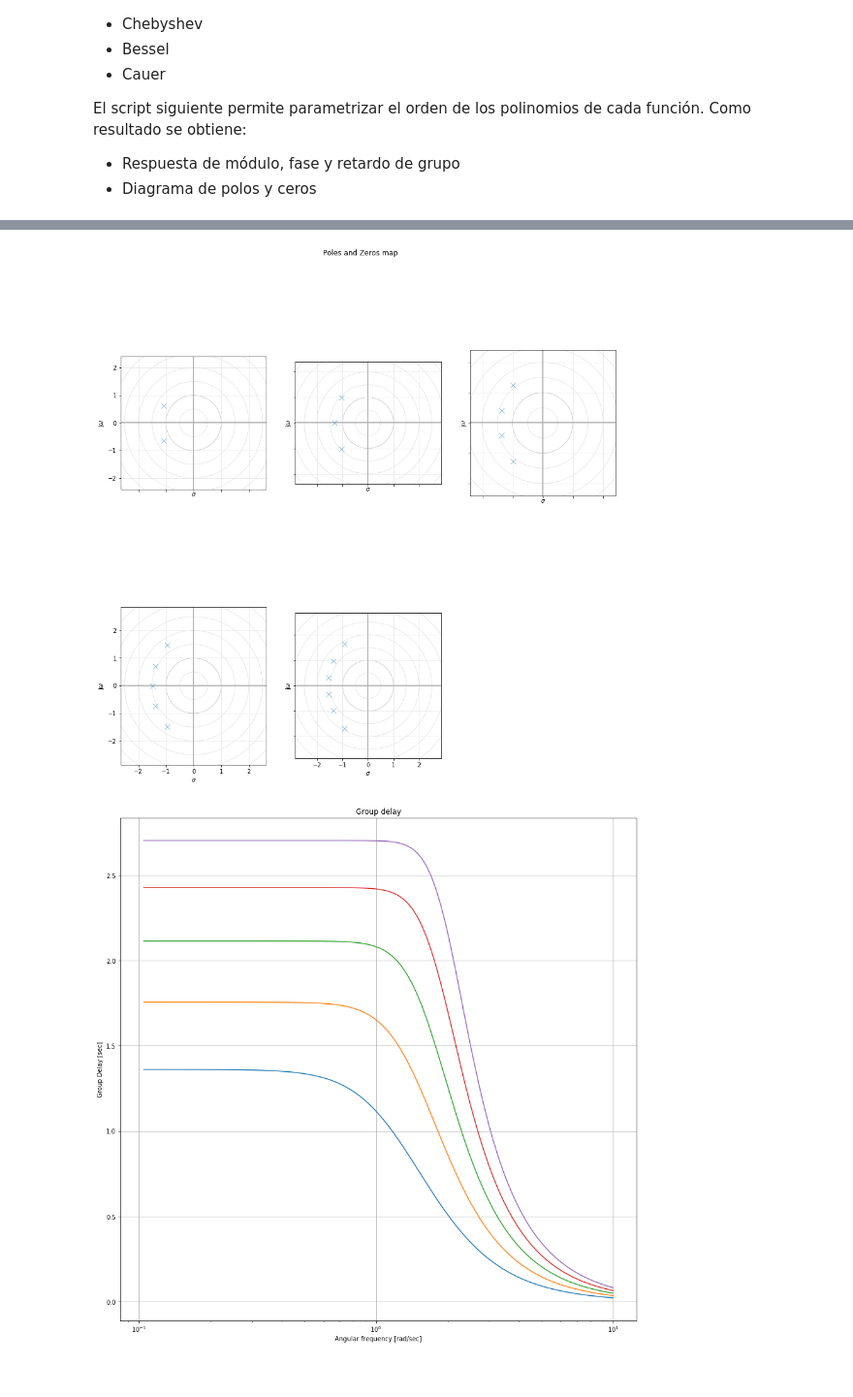
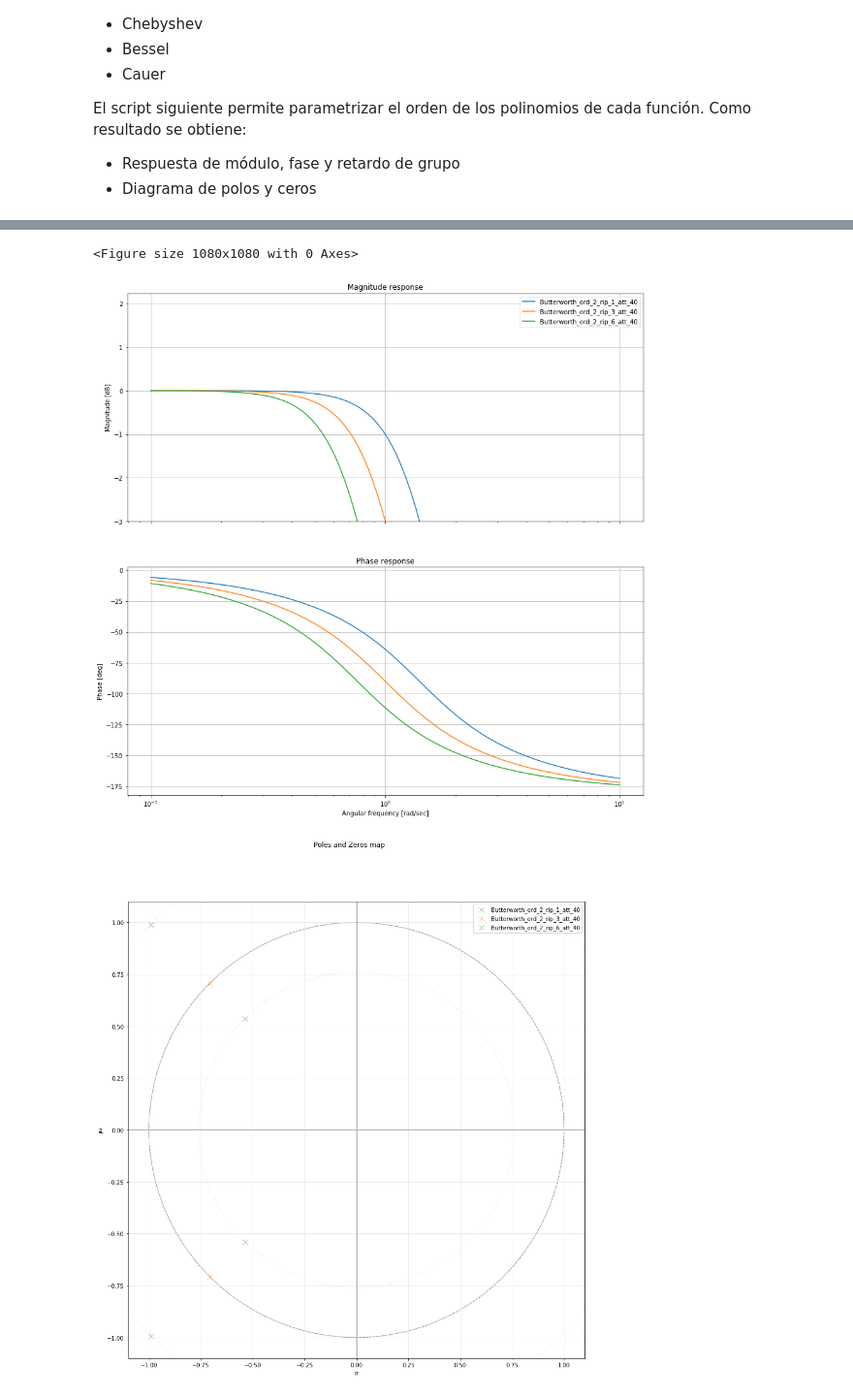
Before and after one commit to marianux/jupytest, a Jupyter notebook: ComparativaOrdenes.ipynb, the cells around one changed output, grey strips where cells are left out. Shown: that part at 97% size. Saved outputs shown, nothing was run; the diff lists cells and outputs as text; code cells hidden in the pictures.

```diff
--- a/ComparativaOrdenes.ipynb
+++ b/ComparativaOrdenes.ipynb
@@ -17,30 +22,8 @@ El script siguiente permite parametrizar el orden de los polinomios de cada func
 
 import scipy.signal as sig
 import matplotlib as mpl
-from splane import pzmap, grpDelay, bodePlot
-
-def analyze_sys( all_sys, all_legends ):
-
-    cant_sys = len(all_legends);
-
-    ## BODE plots
-    fig_hdl = 1
-    axes_hdl = ()
-
-    for ii in range(cant_sys):
-        fig_hdl, axes_hdl = bodePlot(all_sys[ii], fig_hdl, axes_hdl)
-
-    ## PZ Maps
-    fig_hdl = 2
-
-    pzmap(all_sys, fig_hdl)
-
-    ## Group delay plots
-    fig_hdl = 3
-
-    for ii in range(cant_sys):
-        fig_hdl = grpDelay(all_sys[ii], fig_hdl)
-
+from splane import analyze_sys, pzmap, grpDelay, bodePlot
+import numpy as np
 
 mpl.rcParams['figure.figsize'] = (15,15)
 
@@ -49,45 +32,58 @@ mpl.rcParams['figure.figsize'] = (15,15)
 #####################
 
 
-#aprox_name = 'Butterworth'
+aprox_name = 'Butterworth'
 #aprox_name = 'Chebyshev1'
 #aprox_name = 'Chebyshev2'
-aprox_name = 'Bessel'
+#aprox_name = 'Bessel'
 #aprox_name = 'Cauer'
 
-ripple = 0.5
-attenuation = 40
-orders2analyze = range(2,7)
+ripple = [3, 3, 3] # dB \alpha_{max} <-- Sin parametrizar, lo dejo en Butterworth
+#ripple = [1, 3, 6] # dB \alpha_{max}
+
+attenuation = [40, 40, 40]  # dB \alpha_{min} <-- Sin parametrizar, att fija
+#attenuation = [20, 40, 60]  # dB \alpha_{min}
+
+#orders2analyze = [2, 2, 2] # <-- Sin parametrizar, orden fijo
+orders2analyze = [2, 3, 4]
 
 all_sys = []
+filter_names = []
 
-for ii in orders2analyze:
+for (this_order, this_ripple, this_att) in zip(orders2analyze, ripple, attenuation):
 
     if aprox_name == 'Butterworth':
 
-        z,p,k = sig.buttap(ii)
+        z,p,k = sig.buttap(this_order)
+
+        eps = np.sqrt( 10**(this_ripple/10) - 1 )
+        num, den = sig.zpk2tf(z,p,k)
+        num, den = sig.lp2lp(num, den, eps**(-1/this_order))
+
+        z,p,k = sig.tf2zpk(num, den)
 
     elif aprox_name == 'Chebyshev1':
 
-        z,p,k = sig.cheb1ap(ii, ripple)
+        z,p,k = sig.cheb1ap(this_order, this_ripple)
 
     elif aprox_name == 'Chebyshev2':
 
-        z,p,k = sig.cheb2ap(ii, ripple)
+        z,p,k = sig.cheb2ap(this_order, this_ripple)
 
     elif aprox_name == 'Bessel':
 
-        z,p,k = sig.besselap(ii, norm='mag')
+        z,p,k = sig.besselap(this_order, norm='mag')
 
     elif aprox_name == 'Cauer':
 
-        z,p,k = sig.ellipap(ii, ripple, attenuation)
+        z,p,k = sig.ellipap(this_order, this_ripple, this_att)
 
 
     num, den = sig.zpk2tf(z,p,k)
 
     all_sys.append(sig.TransferFunction(num,den))
+    filter_names.append(aprox_name + '_ord_' + str(this_order) + '_rip_' + str(this_ripple)+ '_att_' + str(this_att))
 
 
-analyze_sys( all_sys, orders2analyze )
+analyze_sys( all_sys, filter_names )
 # %% [output]
@@ -95,2 +92,3 @@ analyze_sys( all_sys, orders2analyze )
+<Figure size 1080x1080 with 0 Axes>
-[figure, old version]
+[figure, new version]
-[figure, old version]
+[figure, new version]
```
Also changed, not shown: parts of 3 cells of this notebook, 3 other files.
